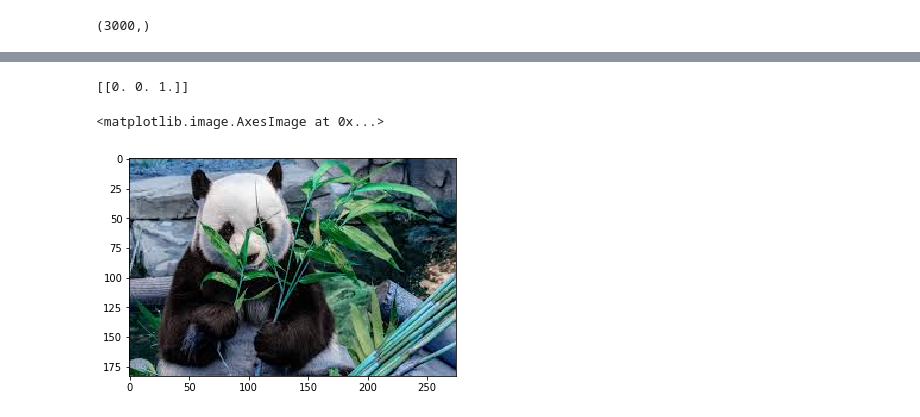
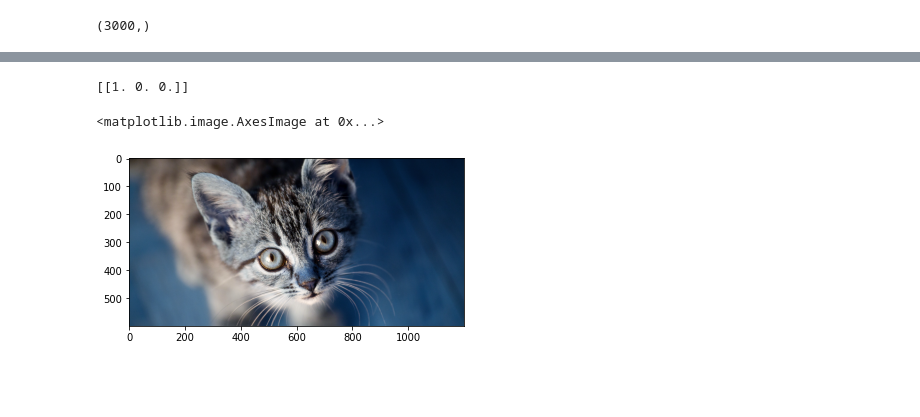
Before and after one commit to mohanrajmit/DL-Training, a Jupyter notebook: Animals_keras.ipynb, the cells around one changed output, grey strips where cells are left out. Drawn from its saved outputs; the diff is of its cells as text; code cells hidden in the pictures; blank space fills up the shorter version.

```diff
--- a/Animals_keras.ipynb
+++ b/Animals_keras.ipynb
@@ -149,6 +143,6 @@ Trainable params: 8,247,403
 Non-trainable params: 0
 _________________________________________________________________
 # %%
-hist = model.fit(data, Y_train, batch_size=128, nb_epoch=100)
+hist = model.fit(data, Y_train, batch_size=128, epochs=100)
 # %% [output]
 Epoch 1/100
@@ -174,18 +165,18 @@ Epoch 100/100
 # %%
 label_name=["cats","dogs","panda"]
 # %%
-img=cv2.imread("/content/3.jpg")
+img=cv2.imread("/content/1.png")
 img2=cv2.resize(img, (32, 32),interpolation=cv2.INTER_AREA)
 img1=img2.flatten()
 #img1=img1.reshape(-1,1)
 # insert a new axis along the row
 b = np.expand_dims(img1, axis=0)
 res=model.predict(b)
 print(res)
 #print(label_name[int(res)])
 
 plt.imshow(img)
 # %% [output]
-[[0. 0. 1.]]
+[[1. 0. 0.]]
 <matplotlib.image.AxesImage at 0x...>
-[figure, old version]
+[figure, new version]
```
Also changed, not shown: parts of 9 cells of this notebook.
